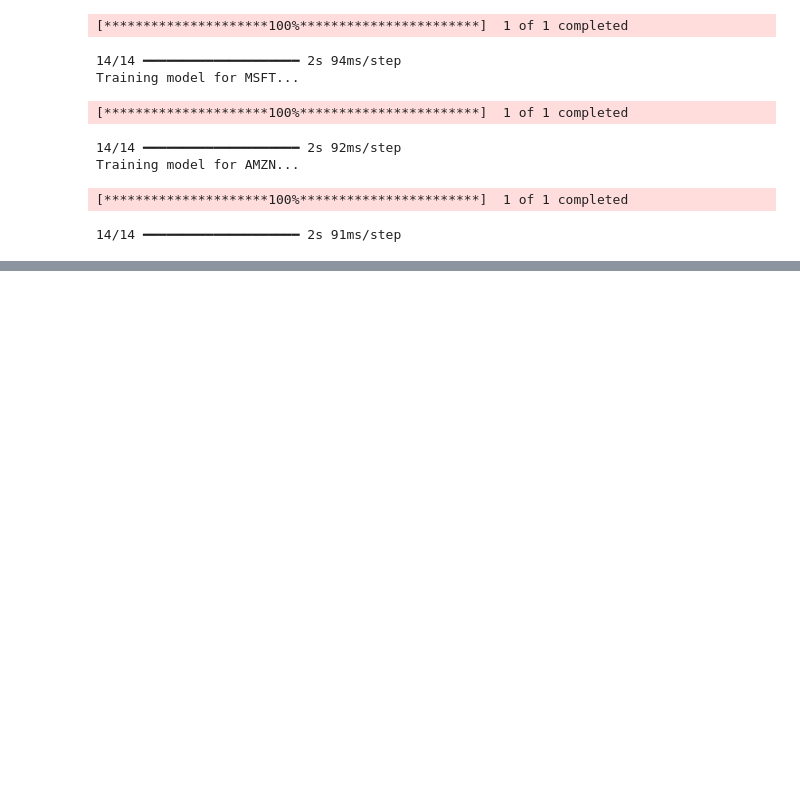
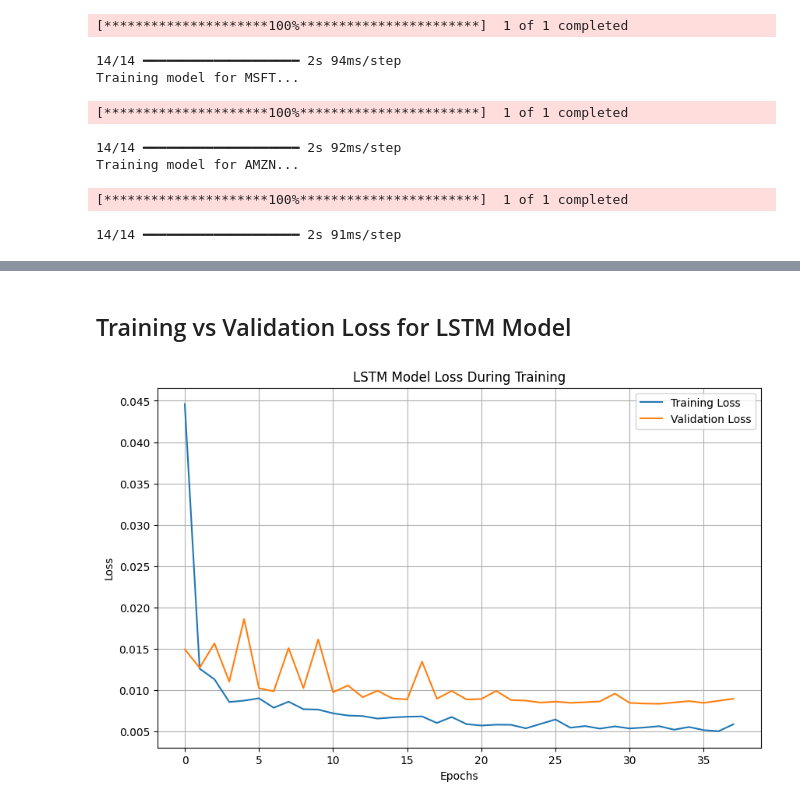
Before and after one commit to sadiq937/Shaik_DM, a Jupyter notebook: PS5.ipynb, the cells around one changed output, grey strips where cells are left out. Saved outputs shown, nothing was run; the diff lists cells and outputs as text; code cells hidden in the pictures; blank space fills up the shorter version.

```diff
--- a/PS5.ipynb
+++ b/PS5.ipynb
@@ -586,34 +590,3 @@ fig.update_layout(
 fig.show()
 # %% [output]
 [interactive output not drawn]
-# %%
-end = datetime.now()
-start = datetime(end.year - 10, end.month, end.day)
-NVIDIA_df = yf.download('NVDA', start=start, end=end)
-NVIDIA_df.dropna(inplace=True)
-NVIDIA_df = NVIDIA_df[['Open', 'High', 'Low', 'Close', 'Volume']]
-
-scaler = StandardScaler()
-scaled_data = scaler.fit_transform(NVIDIA_df)
-
-## 🔀 Split Dataset (60/20/20)
-total_len = len(scaled_data)
-train_len = int(total_len * 0.60)
-val_len = int(total_len * 0.20)
-test_len = total_len - train_len - val_len
-
-train_data = scaled_data[:train_len]
-val_data = scaled_data[train_len:train_len+val_len]
-test_data = scaled_data[train_len+val_len:]
-
-## 🪟 Create 60-Day Sequences
-def create_sequences(data, window_size=60):
-    X, y = [], []
-    for i in range(window_size, len(data)):
-        X.append(data[i-window_size:i])
-        y.append(data[i, 3])  # Predict 'Close' column (index 3)
-    return np.array(X), np.array(y)
-
-x_train, y_train = create_sequences(train_data)
-x_val, y_val = create_sequences(val_data)
-x_test, y_test = create_sequences(test_data)
@@ -864,0 +717,15 @@ Training model for AMZN...
+# %% [markdown]
+## Training vs Validation Loss for LSTM Model
+# %%
+# 📉 Plot only the loss curves
+plt.figure(figsize=(10, 6))
+plt.plot(history.history['loss'], label='Training Loss')
+plt.plot(history.history['val_loss'], label='Validation Loss')
+plt.title('LSTM Model Loss During Training')
+plt.xlabel('Epochs')
+plt.ylabel('Loss')
+plt.legend()
+plt.grid(True)
+plt.show()
+# %% [output]
+[figure, added]
```
Also changed, not shown: parts of 20 cells of this notebook.
